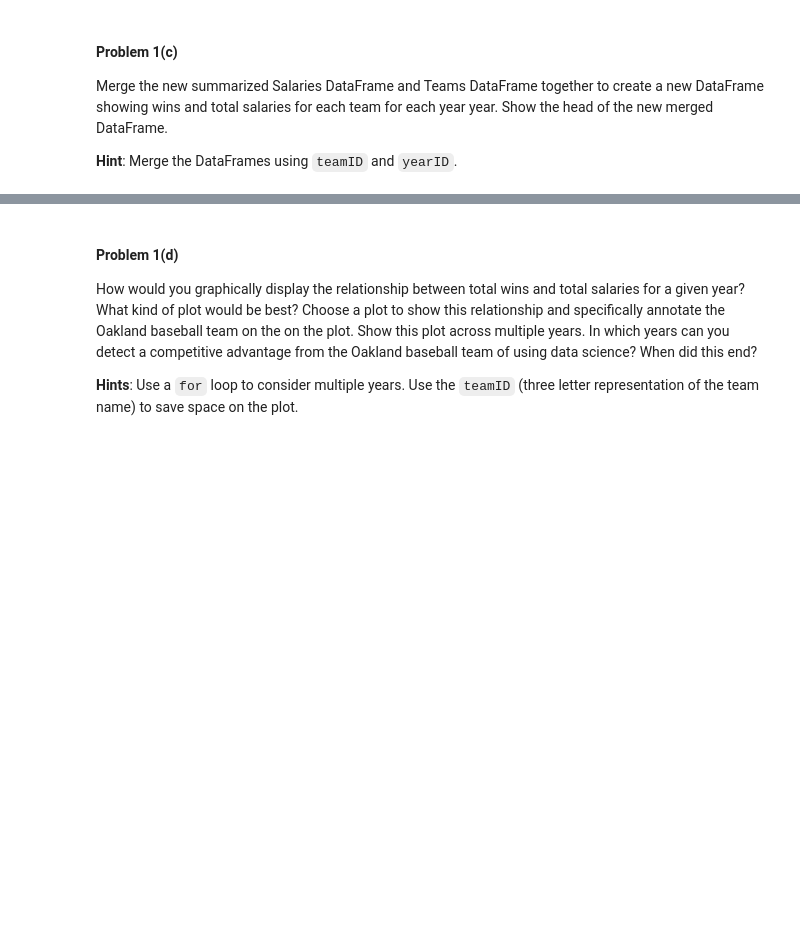
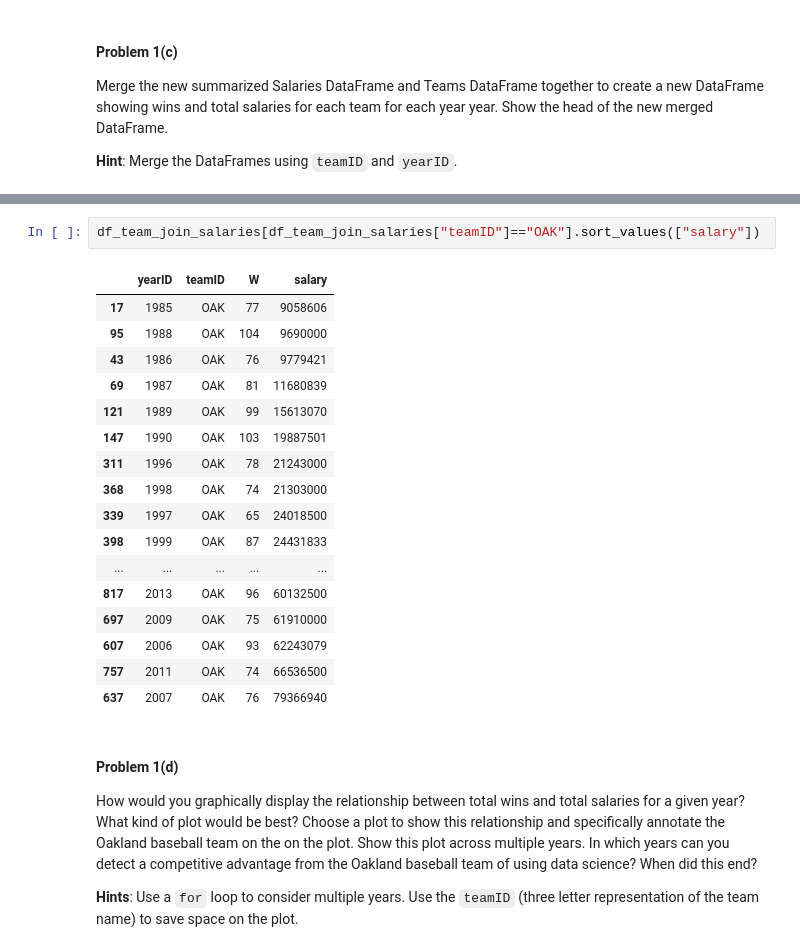
Before and after one commit to whathelll/cs109-content, a Jupyter notebook: HW1.ipynb, the cells around one changed output, grey strips where cells are left out. Saved outputs shown, nothing was run; the diff lists cells and outputs as text; blank space fills up the shorter version.

```diff
--- a/HW1.ipynb
+++ b/HW1.ipynb
@@ -75,3 +146,23 @@ showing wins and total salaries for each team for each year year. Show the head
+# %%
+df_team_join_salaries[df_team_join_salaries["teamID"]=="OAK"].sort_values(["salary"])
+# %% [output]
+|  | yearID | teamID | W | salary |
+| 17 | 1985 | OAK | 77 | 9058606 |
+| 95 | 1988 | OAK | 104 | 9690000 |
+| 43 | 1986 | OAK | 76 | 9779421 |
+| 69 | 1987 | OAK | 81 | 11680839 |
+| 121 | 1989 | OAK | 99 | 15613070 |
+| 147 | 1990 | OAK | 103 | 19887501 |
+| 311 | 1996 | OAK | 78 | 21243000 |
+| 368 | 1998 | OAK | 74 | 21303000 |
+| 339 | 1997 | OAK | 65 | 24018500 |
+| 398 | 1999 | OAK | 87 | 24431833 |
+| ... | ... | ... | ... | ... |
+| 817 | 2013 | OAK | 96 | 60132500 |
+| 697 | 2009 | OAK | 75 | 61910000 |
+| 607 | 2006 | OAK | 93 | 62243079 |
+| 757 | 2011 | OAK | 74 | 66536500 |
+| 637 | 2007 | OAK | 76 | 79366940 |
 # %% [markdown]
 #### Problem 1(d)
 
```
Also changed, not shown: parts of 21 cells of this notebook, 1 other file.
